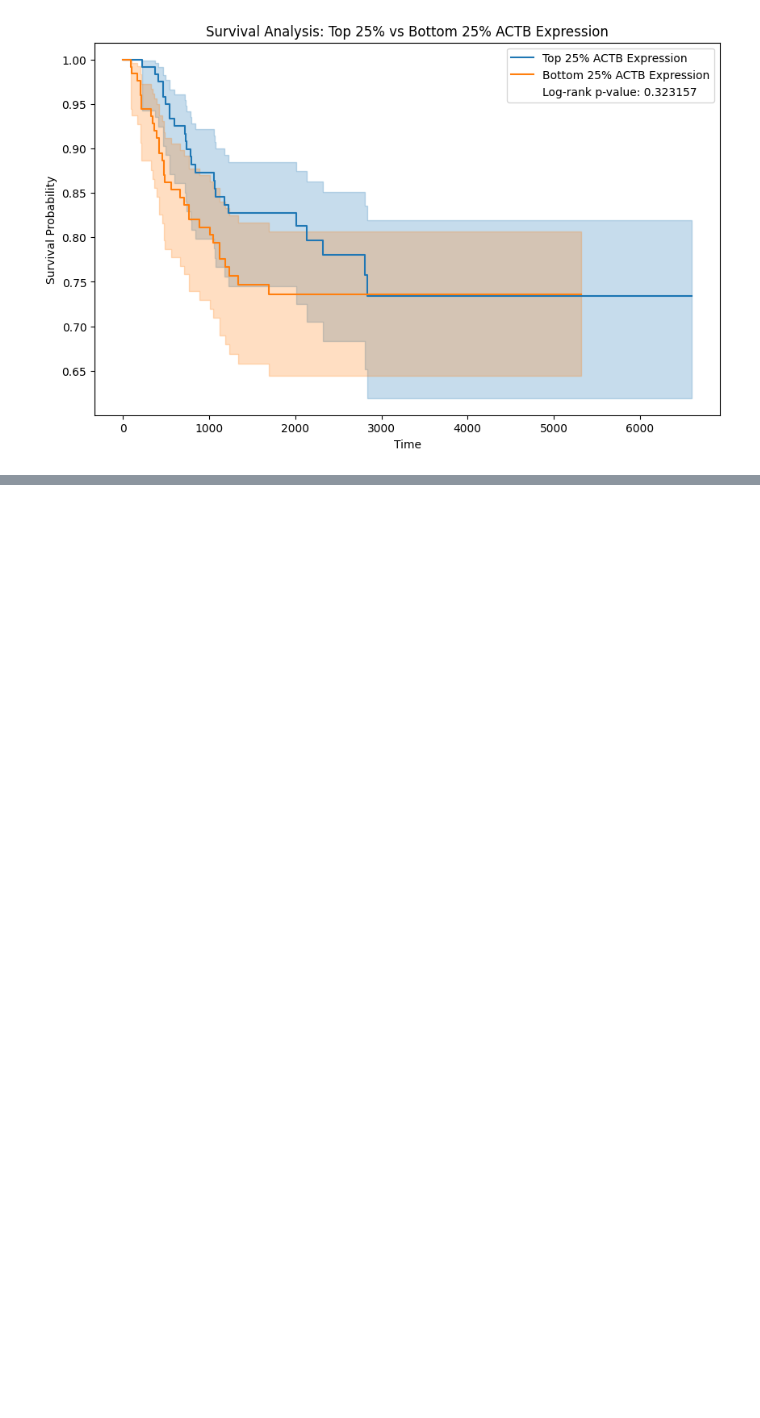
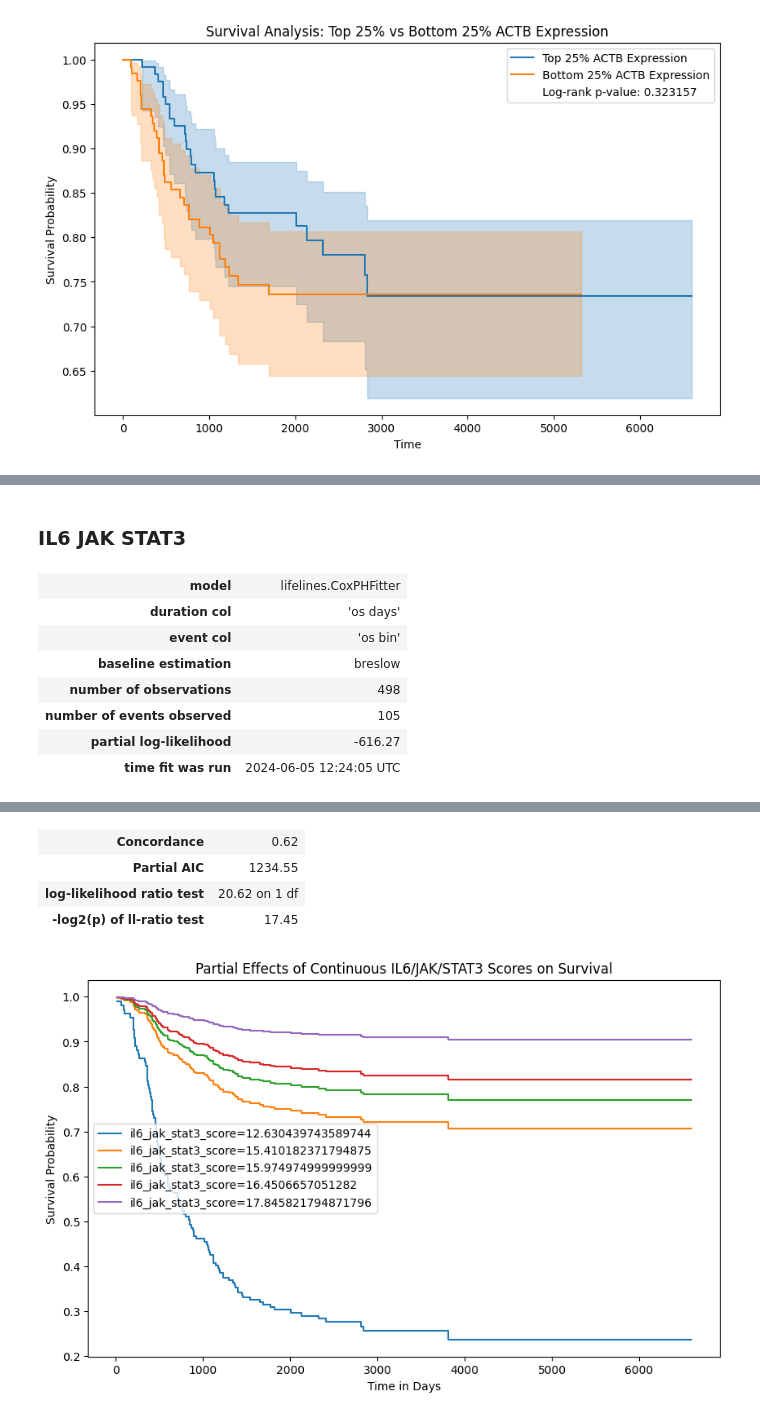
Before and after one commit to MYousry2002/Neuroblastoma-GeneSignature-Survival-BulkRNA, a Jupyter notebook: Neuroblastoma-GeneSignature-Survival-BulkRNA.ipynb, the cells around one changed output, grey strips where cells are left out. Drawn from its saved outputs; the diff is of its cells as text; code cells hidden in the pictures; blank space fills up the shorter version.

```diff
--- a/Neuroblastoma-GeneSignature-Survival-BulkRNA.ipynb
+++ b/Neuroblastoma-GeneSignature-Survival-BulkRNA.ipynb
@@ -767,0 +833,30 @@ plt.show()
+# %% [markdown]
+### IL6 JAK STAT3
+# %%
+# Prepare the data for Cox Proportional Hazards model
+cox_data = data[['os days', 'os bin', 'il6_jak_stat3_score']].dropna()
+
+# Instantiate the Cox Proportional Hazards model
+cph = CoxPHFitter()
+
+# Fit the model
+cph.fit(cox_data, duration_col='os days', event_col='os bin')
+
+# Display the results
+cph.print_summary()
+
+# Plotting the effect of IL6/JAK/STAT3 scores on survival
+cph.plot_partial_effects_on_outcome(covariates='il6_jak_stat3_score', values=[cox_data['il6_jak_stat3_score'].min(), cox_data['il6_jak_stat3_score'].quantile(0.25), cox_data['il6_jak_stat3_score'].median(), cox_data['il6_jak_stat3_score'].quantile(0.75), cox_data['il6_jak_stat3_score'].max()], plot_baseline=False, figsize=(10, 6))
+plt.title('Partial Effects of Continuous IL6/JAK/STAT3 Scores on Survival')
+plt.xlabel('Time in Days')
+plt.ylabel('Survival Probability')
+plt.show()
+# %% [output]
+| model | lifelines.CoxPHFitter |
+| duration col | 'os days' |
+| event col | 'os bin' |
+| baseline estimation | breslow |
+| number of observations | 498 |
+| number of events observed | 105 |
+| partial log-likelihood | -616.27 |
+| time fit was run | 2024-06-05 12:24:05 UTC |
@@ -767,0 +865,5 @@ plt.show()
+| Concordance | 0.62 |
+| Partial AIC | 1234.55 |
+| log-likelihood ratio test | 20.62 on 1 df |
+| -log2(p) of ll-ratio test | 17.45 |
+[figure, added]
```
Also changed, not shown: parts of 17 cells of this notebook.
